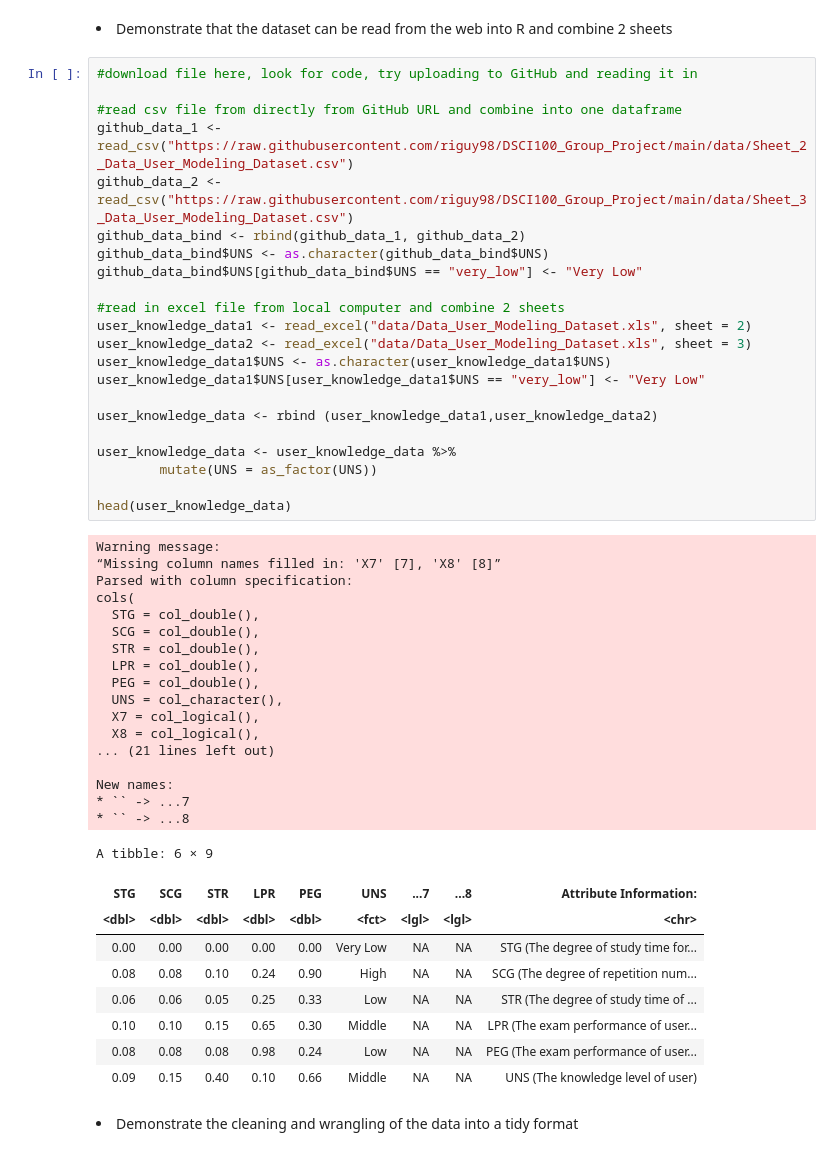
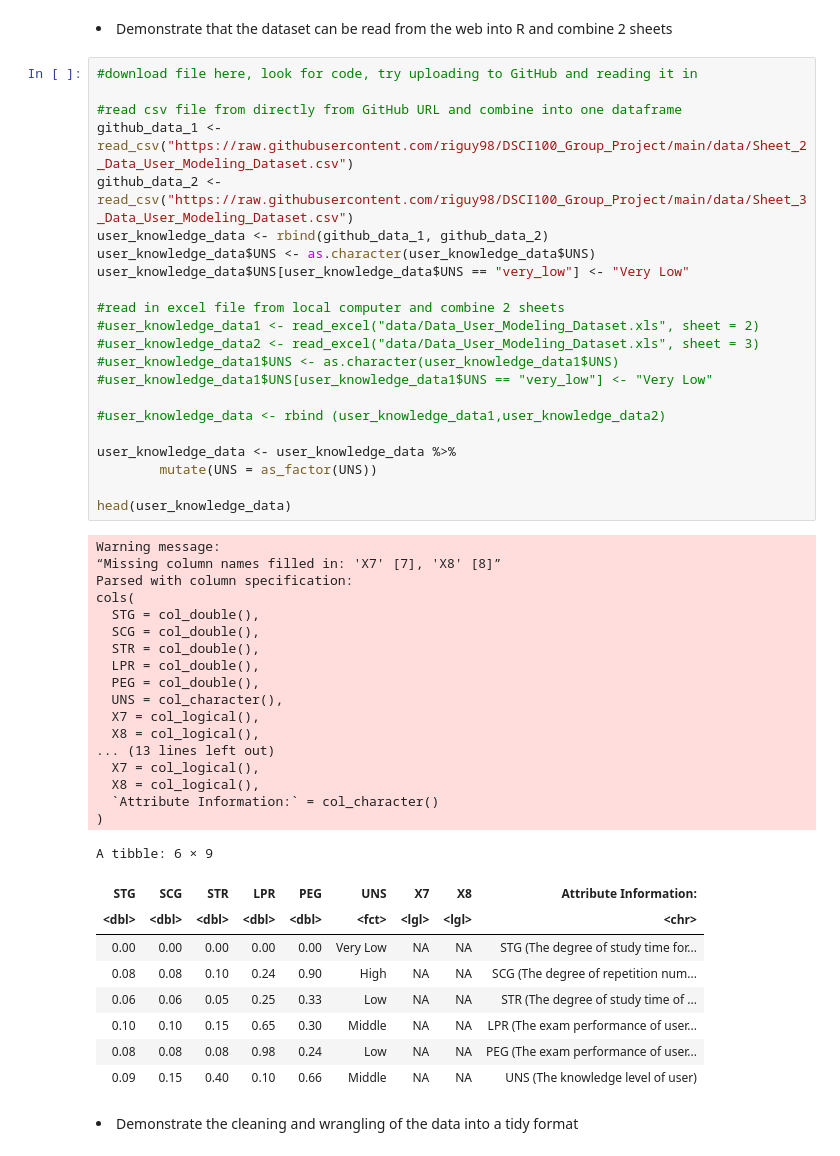
Before and after one commit to moirarenata/Analysis-of-Attributes-Relating-to-User-Knowledge-Levels-Pertaining-to-DC-Machines-in-a-Given-Datase, a Jupyter notebook: User Knowledge Score Classifier Project.ipynb, the cells around one changed output. Saved outputs shown, nothing was run; the diff lists cells and outputs as text.

```diff
--- a/User Knowledge Score Classifier Project.ipynb
+++ b/User Knowledge Score Classifier Project.ipynb
@@ -81,45 +86,45 @@ The following object is masked from ‘package:dplyr’:
 # %%
 #download file here, look for code, try uploading to GitHub and reading it in
 
 #read csv file from directly from GitHub URL and combine into one dataframe
 github_data_1 <- read_csv("https://raw.githubusercontent.com/riguy98/DSCI100_Group_Project/main/data/Sheet_2_Data_User_Modeling_Dataset.csv")
 github_data_2 <- read_csv("https://raw.githubusercontent.com/riguy98/DSCI100_Group_Project/main/data/Sheet_3_Data_User_Modeling_Dataset.csv")
-github_data_bind <- rbind(github_data_1, github_data_2)
-github_data_bind$UNS <- as.character(github_data_bind$UNS)
-github_data_bind$UNS[github_data_bind$UNS == "very_low"] <- "Very Low"
+user_knowledge_data <- rbind(github_data_1, github_data_2)
+user_knowledge_data$UNS <- as.character(user_knowledge_data$UNS)
+user_knowledge_data$UNS[user_knowledge_data$UNS == "very_low"] <- "Very Low"
 
 #read in excel file from local computer and combine 2 sheets
-user_knowledge_data1 <- read_excel("data/Data_User_Modeling_Dataset.xls", sheet = 2)
-user_knowledge_data2 <- read_excel("data/Data_User_Modeling_Dataset.xls", sheet = 3)
-user_knowledge_data1$UNS <- as.character(user_knowledge_data1$UNS)
-user_knowledge_data1$UNS[user_knowledge_data1$UNS == "very_low"] <- "Very Low"
+#user_knowledge_data1 <- read_excel("data/Data_User_Modeling_Dataset.xls", sheet = 2)
+#user_knowledge_data2 <- read_excel("data/Data_User_Modeling_Dataset.xls", sheet = 3)
+#user_knowledge_data1$UNS <- as.character(user_knowledge_data1$UNS)
+#user_knowledge_data1$UNS[user_knowledge_data1$UNS == "very_low"] <- "Very Low"
 
-user_knowledge_data <- rbind (user_knowledge_data1,user_knowledge_data2)
+#user_knowledge_data <- rbind (user_knowledge_data1,user_knowledge_data2)
 
 user_knowledge_data <- user_knowledge_data %>%
         mutate(UNS = as_factor(UNS))
 
 head(user_knowledge_data)
 # %% [output]
 Warning message:
 “Missing column names filled in: 'X7' [7], 'X8' [8]”
 Parsed with column specification:
 cols(
   STG = col_double(),
   SCG = col_double(),
   STR = col_double(),
   LPR = col_double(),
   PEG = col_double(),
   UNS = col_character(),
   X7 = col_logical(),
   X8 = col_logical(),
-... (21 lines left out)
-
-New names:
-* `` -> ...7
-* `` -> ...8
+... (13 lines left out)
+  X7 = col_logical(),
+  X8 = col_logical(),
+  `Attribute Information:` = col_character()
+)
 A tibble: 6 × 9
-| STG | SCG | STR | LPR | PEG | UNS | ...7 | ...8 | Attribute Information: |
+| STG | SCG | STR | LPR | PEG | UNS | X7 | X8 | Attribute Information: |
 | <dbl> | <dbl> | <dbl> | <dbl> | <dbl> | <fct> | <lgl> | <lgl> | <chr> |
 | 0.00 | 0.00 | 0.00 | 0.00 | 0.00 | Very Low | NA | NA | STG (The degree of study time for... |
 | 0.08 | 0.08 | 0.10 | 0.24 | 0.90 | High | NA | NA | SCG (The degree of repetition num... |
```
Also changed, not shown: parts of 7 cells of this notebook.
